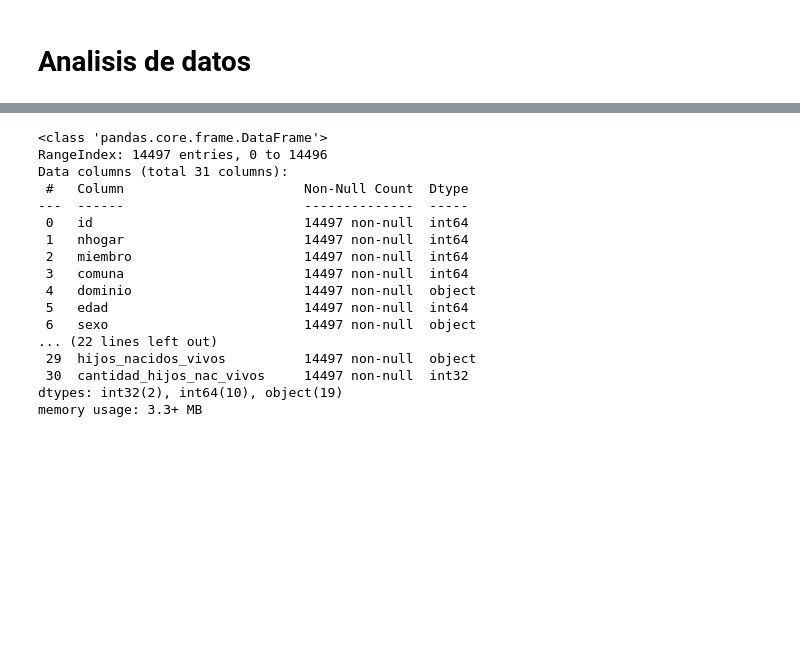
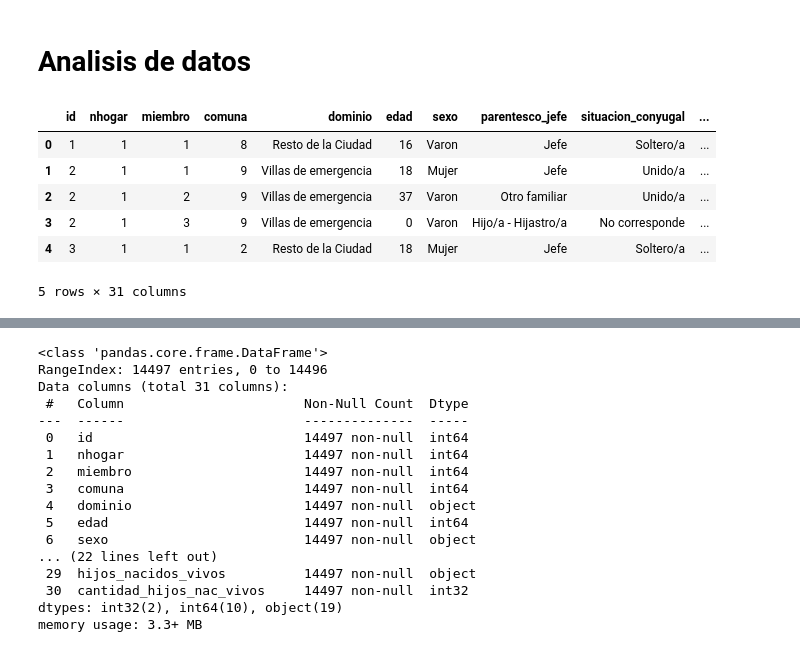
Before and after one commit to Nameless-86/fundamentos, a Jupyter notebook: main.ipynb, the cells around one changed output, grey strips where cells are left out. Saved outputs shown, nothing was run; the diff lists cells and outputs as text; code cells hidden in the pictures; blank space fills up the shorter version.

```diff
--- a/main.ipynb
+++ b/main.ipynb
@@ -237,3 +240,13 @@ dataframe['afiliacion_salud'].isna().sum()
 dataframe['afiliacion_salud'] = dataframe['afiliacion_salud'].fillna('Solo obra social')
 # %% [markdown]
 # Analisis de datos
+# %%
+dataframe.head()
+# %% [output]
+|  | id | nhogar | miembro | comuna | dominio | edad | sexo | parentesco_jefe | situacion_conyugal | ... |
+| 0 | 1 | 1 | 1 | 8 | Resto de la Ciudad | 16 | Varon | Jefe | Soltero/a | ... |
+| 1 | 2 | 1 | 1 | 9 | Villas de emergencia | 18 | Mujer | Jefe | Unido/a | ... |
+| 2 | 2 | 1 | 2 | 9 | Villas de emergencia | 37 | Varon | Otro familiar | Unido/a | ... |
+| 3 | 2 | 1 | 3 | 9 | Villas de emergencia | 0 | Varon | Hijo/a - Hijastro/a | No corresponde | ... |
+| 4 | 3 | 1 | 1 | 2 | Resto de la Ciudad | 18 | Mujer | Jefe | Soltero/a | ... |
+5 rows × 31 columns
```
Also changed, not shown: parts of 17 cells of this notebook.
